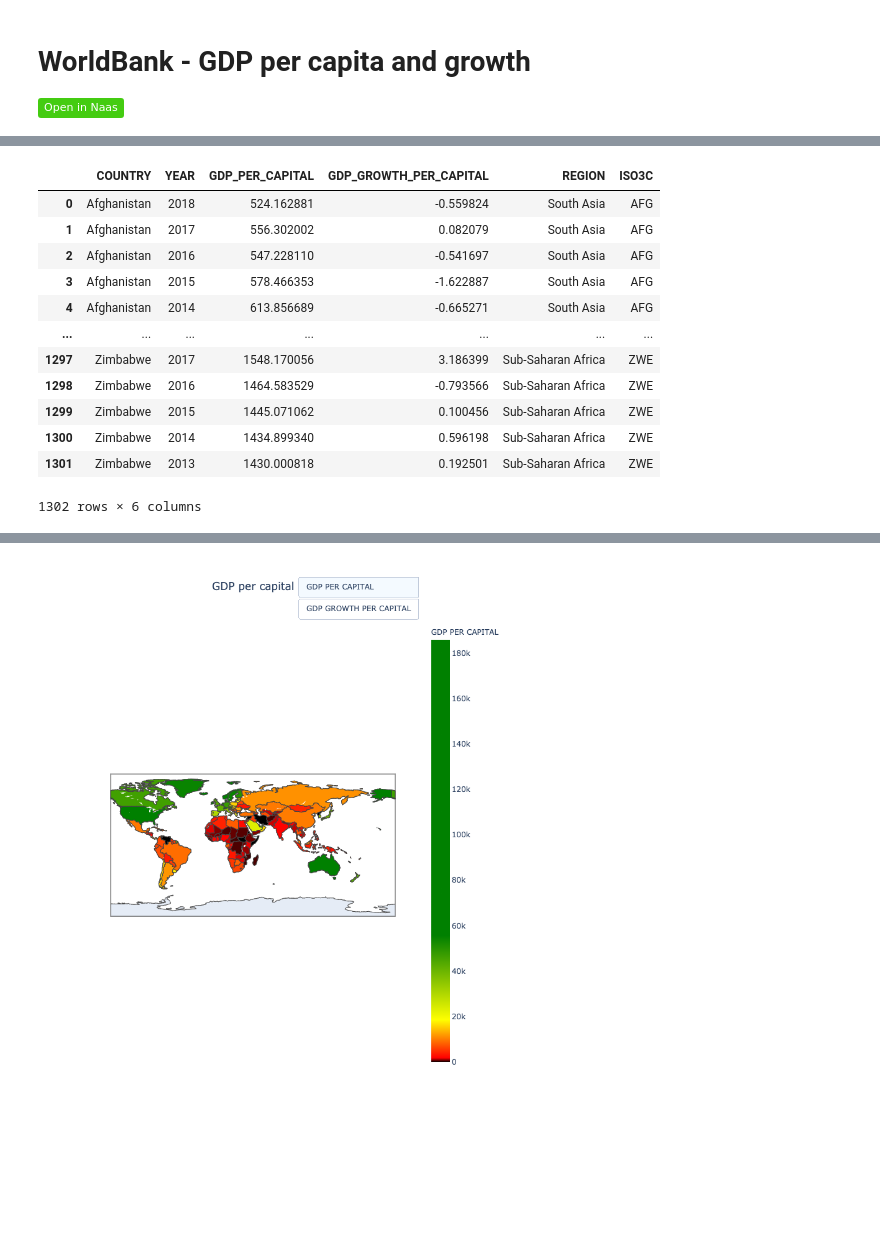
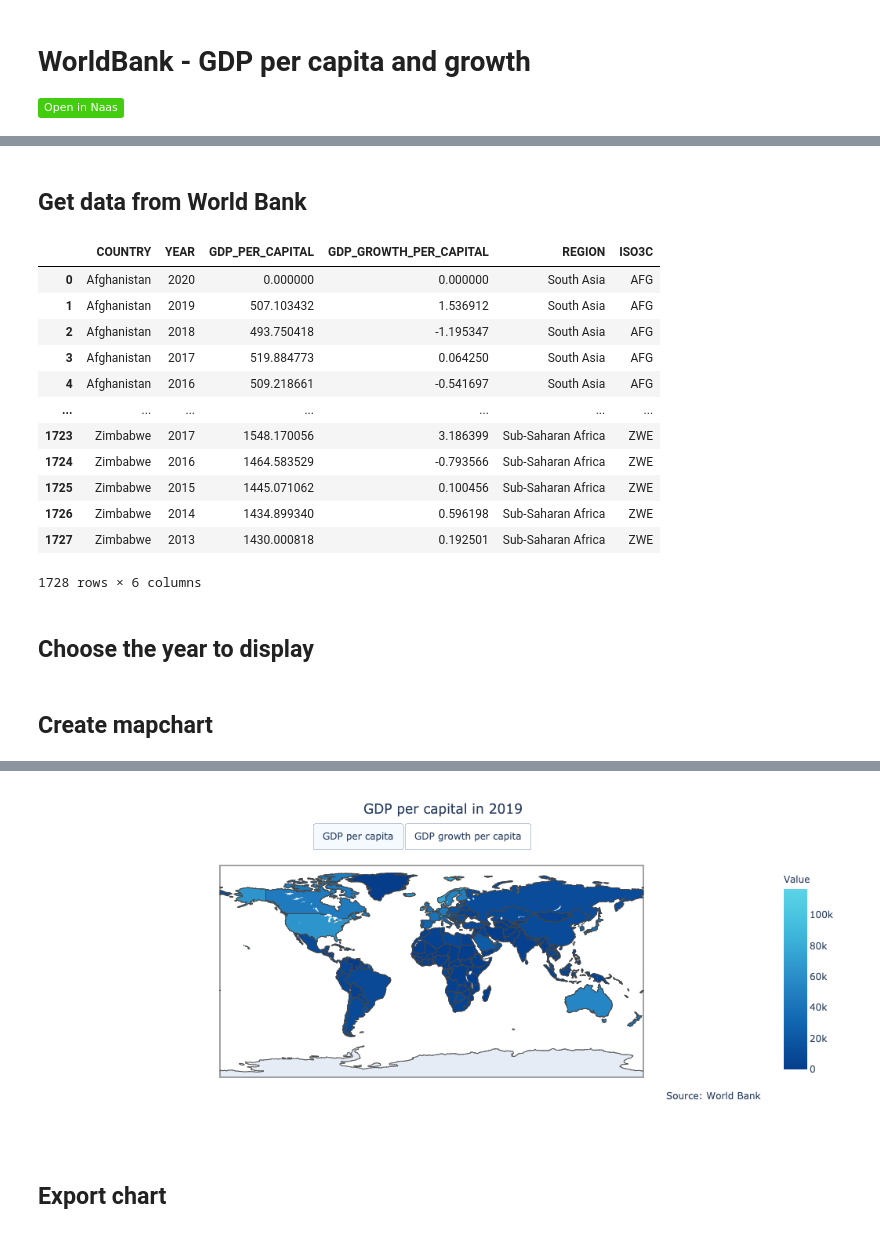
Before and after one commit to jupyter-naas/awesome-notebooks, a Jupyter notebook: WorldBank/WorldBank_GDP_per_capita_and_growth.ipynb, the cells around one changed output, grey strips where cells are left out. Cells and saved outputs as stored; diff of their text form; code cells hidden in the pictures; badges without logos; blank space fills up the shorter version.

Commit message:
Improved GDP per capita & growth 🌏✊

```diff
--- a/WorldBank/WorldBank_GDP_per_capita_and_growth.ipynb
+++ b/WorldBank/WorldBank_GDP_per_capita_and_growth.ipynb
@@ -20,10 +15,12 @@ OECD National Accounts data files.
 import pandas as pd
 import numpy as np
 import plotly.graph_objects as go
+# %% [markdown]
+## Get data from World Bank
 # %%
 from pandas_datareader import wb
 
-indicators = wb.download(indicator=['NY.GDP.PCAP.CD', 'NY.GDP.PCAP.KD.ZG'], country='all', start=2013, end=2018)
+indicators = wb.download(indicator=['NY.GDP.PCAP.CD', 'NY.GDP.PCAP.KD.ZG'], country='all', start=2013, end=2021)
 
 indicators = indicators.reset_index()
 indicators = indicators[['country', 'year', 'NY.GDP.PCAP.CD', 'NY.GDP.PCAP.KD.ZG']]
@@ -62,33 +59,50 @@ master_table = xls_formatted
 master_table
 # %% [output]
 |  | COUNTRY | YEAR | GDP_PER_CAPITAL | GDP_GROWTH_PER_CAPITAL | REGION | ISO3C |
-| 0 | Afghanistan | 2018 | 524.162881 | -0.559824 | South Asia | AFG |
-| 1 | Afghanistan | 2017 | 556.302002 | 0.082079 | South Asia | AFG |
-| 2 | Afghanistan | 2016 | 547.228110 | -0.541697 | South Asia | AFG |
-| 3 | Afghanistan | 2015 | 578.466353 | -1.622887 | South Asia | AFG |
-| 4 | Afghanistan | 2014 | 613.856689 | -0.665271 | South Asia | AFG |
+| 0 | Afghanistan | 2020 | 0.000000 | 0.000000 | South Asia | AFG |
+| 1 | Afghanistan | 2019 | 507.103432 | 1.536912 | South Asia | AFG |
+| 2 | Afghanistan | 2018 | 493.750418 | -1.195347 | South Asia | AFG |
+| 3 | Afghanistan | 2017 | 519.884773 | 0.064250 | South Asia | AFG |
+| 4 | Afghanistan | 2016 | 509.218661 | -0.541697 | South Asia | AFG |
 | ... | ... | ... | ... | ... | ... | ... |
-| 1297 | Zimbabwe | 2017 | 1548.170056 | 3.186399 | Sub-Saharan Africa | ZWE |
-| 1298 | Zimbabwe | 2016 | 1464.583529 | -0.793566 | Sub-Saharan Africa | ZWE |
-| 1299 | Zimbabwe | 2015 | 1445.071062 | 0.100456 | Sub-Saharan Africa | ZWE |
-| 1300 | Zimbabwe | 2014 | 1434.899340 | 0.596198 | Sub-Saharan Africa | ZWE |
-| 1301 | Zimbabwe | 2013 | 1430.000818 | 0.192501 | Sub-Saharan Africa | ZWE |
+| 1723 | Zimbabwe | 2017 | 1548.170056 | 3.186399 | Sub-Saharan Africa | ZWE |
+| 1724 | Zimbabwe | 2016 | 1464.583529 | -0.793566 | Sub-Saharan Africa | ZWE |
+| 1725 | Zimbabwe | 2015 | 1445.071062 | 0.100456 | Sub-Saharan Africa | ZWE |
+| 1726 | Zimbabwe | 2014 | 1434.899340 | 0.596198 | Sub-Saharan Africa | ZWE |
+| 1727 | Zimbabwe | 2013 | 1430.000818 | 0.192501 | Sub-Saharan Africa | ZWE |
-1302 rows × 6 columns
+1728 rows × 6 columns
+# %% [markdown]
+## Choose the year to display
+# %%
+year = "2019"
+# %% [markdown]
+## Create mapchart
 # %%
-# Variable à changer pour avoir les autres années
-year = "2018"
 master_year_table = master_table[master_table['YEAR'] == year]
 
-GDP_GROWTH_PER_CAPITAL = "GDP GROWTH PER CAPITAL"
-GDP_PER_CAPITAL = "GDP PER CAPITAL"
+GDP_GROWTH_PER_CAPITAL = "GDP growth per capita"
+GDP_PER_CAPITAL = "GDP per capita"
 
 fig = go.Figure()
+
+fig.layout = go.Layout(
+    #width=500,
+    #height=300,
+    annotations=[
+        go.layout.Annotation(
+            showarrow=False,
+            text='Source: World Bank',
+            xanchor='right',
+            x=1,
+            yanchor='top',
+            y=-0.05
+        )])
 
 fig.add_trace(go.Choropleth(
     locations=master_year_table['ISO3C'],
     z = master_year_table['GDP_PER_CAPITAL'],
-    colorscale = [(0,"black"), (0.01,"red"),(0.1,"yellow"),(0.3,"green"),(1,"green")],
-    colorbar_title = "GDP PER CAPITAL",
+    colorscale = [(0,"#053D8B"),(0.25,"#1164B0"),(0.5,"#298BC8"),(0.75,"#3FB7DB"), (1,"#5CD5E8")],
+    colorbar_title = "Value",
     customdata = master_year_table['COUNTRY'],
     hovertemplate = '<b>%{customdata}: %{z:,.0f}</b><extra></extra>'
 ))
@@ -97,22 +111,24 @@ fig.add_trace(go.Choropleth(
     locations=master_year_table['ISO3C'],
     visible= False,
     z = master_year_table['GDP_GROWTH_PER_CAPITAL'],
-    colorscale = [(0,"red"),(0.5,"red"),(0.75,"rgb(240,230,140)"), (1,"green")],
-    colorbar_title = "GDP GROWTH PER CAPITAL",
+    colorscale = [(0,"#053D8B"),(0.25,"#1164B0"),(0.5,"#298BC8"),(0.75,"#3FB7DB"), (1,"#5CD5E8")],
+    colorbar_title = "Growth ",
     customdata = master_year_table['COUNTRY'],
     hovertemplate = '<b>%{customdata}: %{z:0.2f}%</b><extra></extra>'
 ))
 
 fig.update_layout(
-    autosize=False,
-    width= 1600,
-    height= 900,
+    autosize=True,
+    width= 900,
+    #height= 900,
     title=f"GDP per capital in {year}",
     title_x=0.5,
+    title_y=0.95,
     updatemenus=[
         dict(
             type = "buttons",
             active=0,
+            direction = "left",
             buttons=list([
                 dict(
                     args=[{"visible": [True, False]}, {"title": f"{GDP_PER_CAPITAL} in {year}"}],
@@ -126,9 +142,9 @@ fig.update_layout(
                 )
             ]),
             showactive=True,
-            x=1,
-            xanchor="right",
-            y=1.1,
+            x=0.32,
+            xanchor="left",
+            y=1.2,
             yanchor="top"
         ),
     ]
@@ -140 +155,3 @@ fig.show()
-[figure, old version]
+[figure, new version]
+# %% [markdown]
+## Export chart
```
Also changed, not shown: parts of 3 cells of this notebook.
